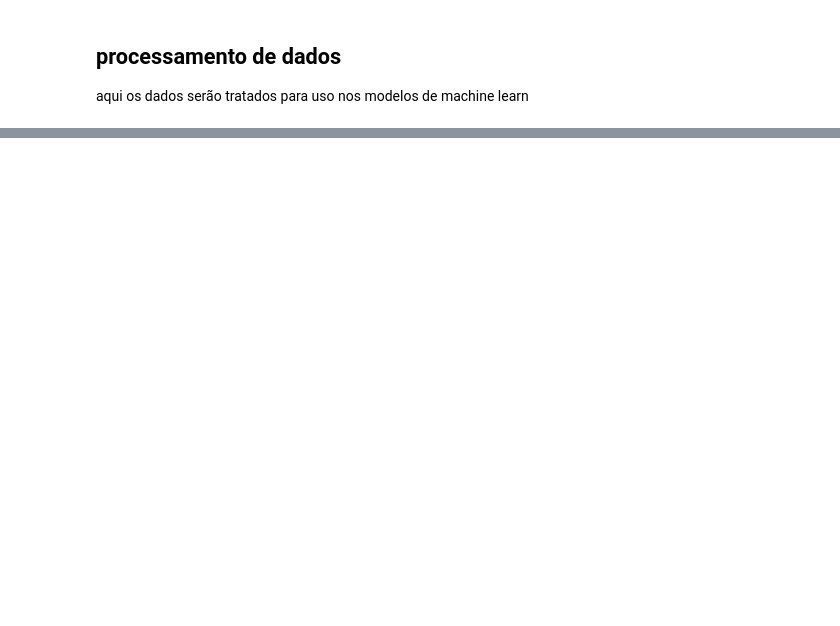
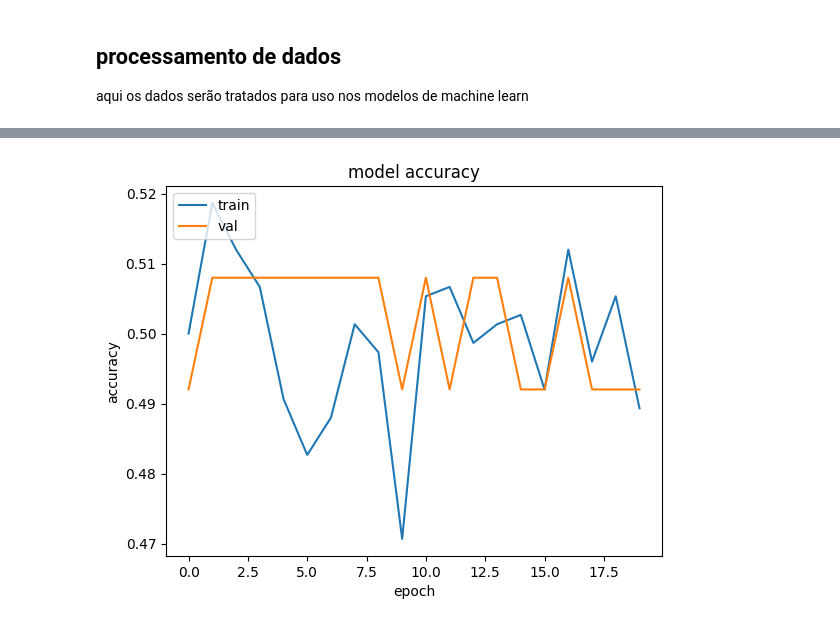
Before and after one commit to ricardo-faria/data-science-tcc, a Jupyter notebook: main.ipynb, the cells around one changed output, grey strips where cells are left out. Cells and saved outputs as stored; diff of their text form; code cells hidden in the pictures; blank space fills up the shorter version.

Commit message:
incluido modelos svm knn e dnn

```diff
--- a/main.ipynb
+++ b/main.ipynb
@@ -166,0 +242,7 @@ aqui os dados serão tratados para uso nos modelos de machine learn
+# %%
+def dataReader2d(path_names):
+    data_n = pd.DataFrame()
+    for i in path_names:
+        low_data = pd.read_csv(i,header=None)
+        data_n = pd.concat([data_n,low_data],ignore_index=True)
+    return np.array(data_n)
@@ -194,0 +320,18 @@ train_data, test_data = train_test_split(data_normal)
+# %%
+from tensorflow.keras.models import Sequential
+from tensorflow.keras.layers import Dense
+from tensorflow.keras.layers import Dropout
+from tensorflow.keras.callbacks import EarlyStopping
+
+early_stop = EarlyStopping(monitor='loss', patience=2)
+model = Sequential()
+
+model.add(Dense(32, activation='relu', input_shape=(8,),kernel_initializer='random_uniform'))
+model.add(Dense(64, activation='relu',kernel_initializer='random_uniform'))
+model.add(Dense(128, activation='relu',kernel_initializer='random_uniform'))
+model.add(Dense(64, activation='relu',kernel_initializer='random_uniform'))
+model.add(Dense(32, activation='relu',kernel_initializer='random_uniform'))
+model.add(Dense(7, activation='softmax',kernel_initializer='random_uniform'))
+
+model.compile(optimizer='adam', loss='sparse_categorical_crossentropy', metrics=['accuracy'])
+model.summary()
@@ -194,0 +356,2 @@ train_data, test_data = train_test_split(data_normal)
+# %%
+hist = model.fit(X_train , y_train , epochs=20, validation_split=0.2)
@@ -194,0 +376,11 @@ train_data, test_data = train_test_split(data_normal)
+# %%
+
+plt.plot(hist.history['accuracy'])
+plt.plot(hist.history['val_accuracy'])
+plt.title('model accuracy')
+plt.ylabel('accuracy')
+plt.xlabel('epoch')
+plt.legend(['train', 'val'], loc='upper left')
+plt.show()
+# %% [output]
+[figure, added]
```
Also changed, not shown: parts of 21 cells of this notebook.
